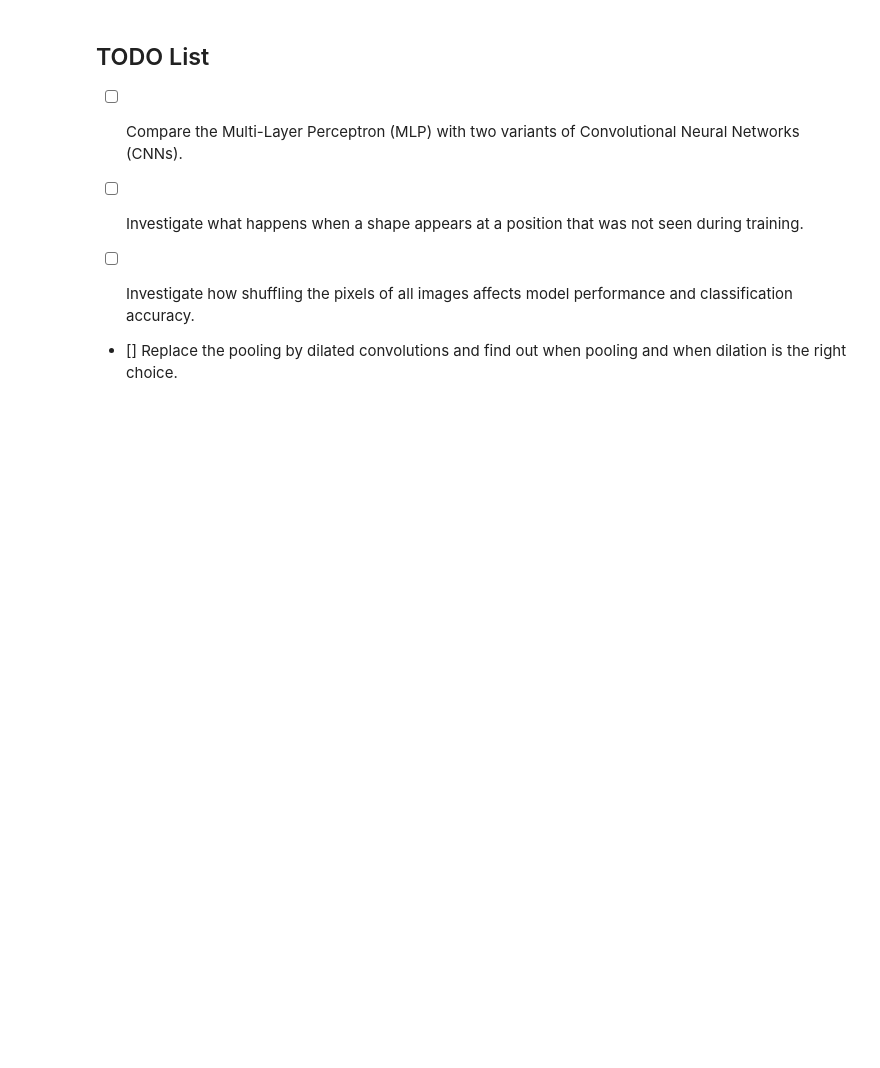
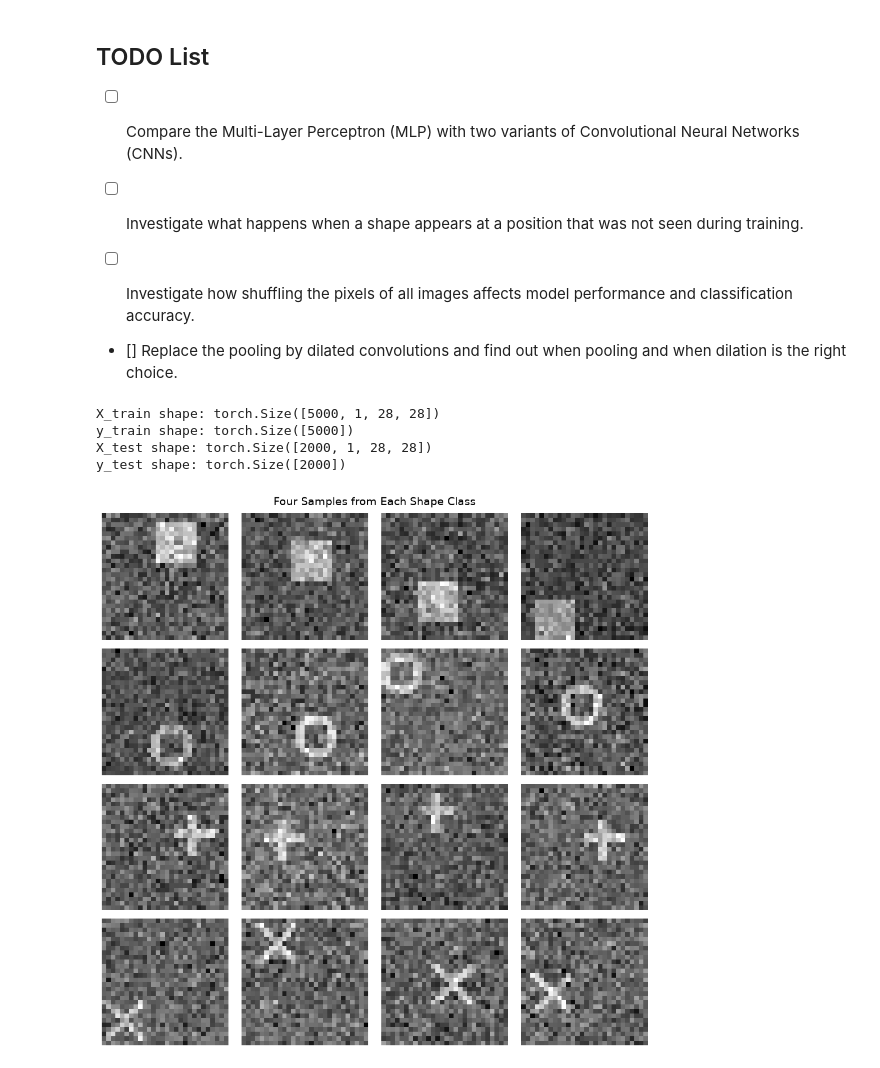
Before and after one commit to Ashishlamichhane4/Scientific_Computing, a Jupyter notebook: CNN_using_pytorch/todo.ipynb, the cells around one changed output. Saved outputs shown, nothing was run; the diff lists cells and outputs as text; code cells hidden in the pictures; blank space fills up the shorter version.

Commit message:
Sample class observation

```diff
--- a/CNN_using_pytorch/todo.ipynb
+++ b/CNN_using_pytorch/todo.ipynb
@@ -93,3 +95,37 @@ training_sets = {}
 for N in N_values:
     X_train, y_train = make_shapes(N, seed=100)
     training_sets[N] = (X_train, y_train)
+# %%
+print("X_train shape:", X_train.shape)
+print("y_train shape:", y_train.shape)
+
+print("X_test shape:", X_test.shape)
+print("y_test shape:", y_test.shape)
+# %% [output]
+X_train shape: torch.Size([5000, 1, 28, 28])
+y_train shape: torch.Size([5000])
+X_test shape: torch.Size([2000, 1, 28, 28])
+y_test shape: torch.Size([2000])
+# %%
+import matplotlib.pyplot as plt
+
+fig, axes = plt.subplots(4, 4, figsize=(10, 10))
+
+for class_idx in range(4):
+    # Find indices of images belonging to this class
+    indices = torch.where(y_train == class_idx)[0][:4]
+
+    for j, idx in enumerate(indices):
+        axes[class_idx, j].imshow(X_train[idx, 0].numpy(), cmap="gray")
+        axes[class_idx, j].axis("off")
+
+        if j == 0:
+            axes[class_idx, j].set_ylabel(
+                SHAPE_NAMES[class_idx], fontsize=12
+            )
+
+plt.suptitle("Four Samples from Each Shape Class", fontsize=14)
+plt.tight_layout()
+plt.show()
+# %% [output]
+[figure, added]
```
Also changed, not shown: parts of 1 cell of this notebook.
